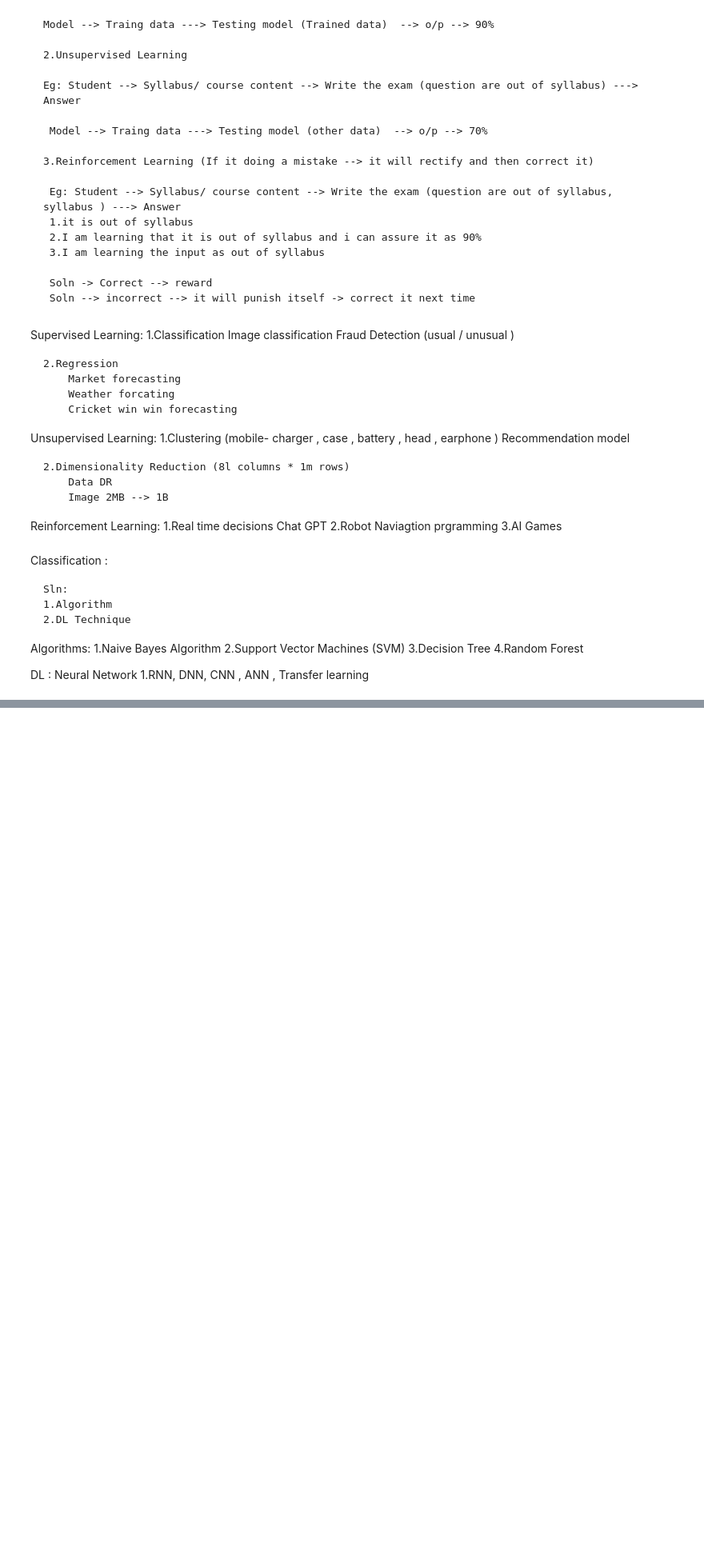
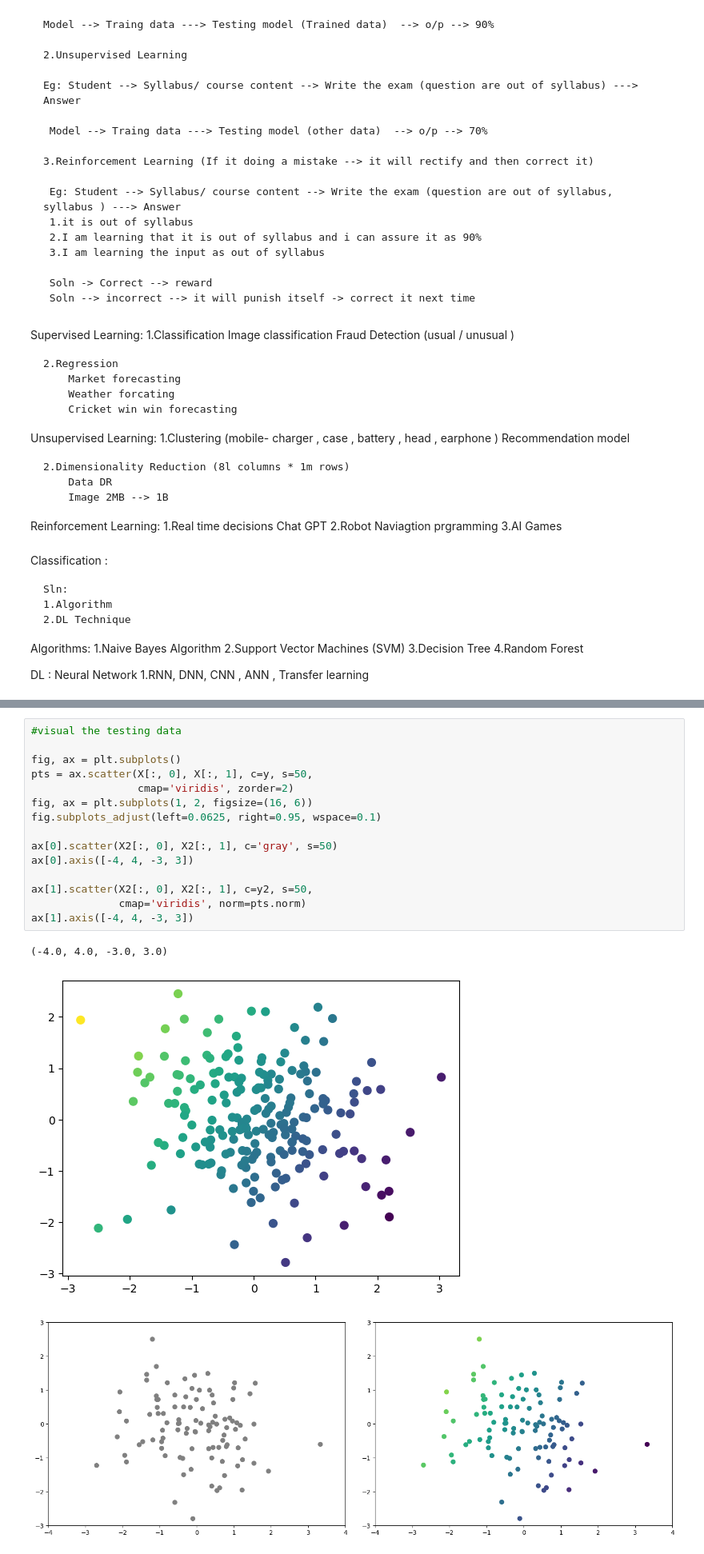
Before and after one commit to VedaVinothiniShastra/DS_PT_2, a Jupyter notebook: Day 14.ipynb, the cells around one changed output, grey strips where cells are left out. Shown at 80% size. Saved outputs shown, nothing was run; the diff lists cells and outputs as text; blank space fills up the shorter version.

```diff
--- a/Day 14.ipynb
+++ b/Day 14.ipynb
@@ -328,0 +363,19 @@ ax[1].axis([-1, 4, -2, 7])
+# %%
+#visual the testing data
+
+fig, ax = plt.subplots()
+pts = ax.scatter(X[:, 0], X[:, 1], c=y, s=50,
+                 cmap='viridis', zorder=2)
+fig, ax = plt.subplots(1, 2, figsize=(16, 6))
+fig.subplots_adjust(left=0.0625, right=0.95, wspace=0.1)
+
+ax[0].scatter(X2[:, 0], X2[:, 1], c='gray', s=50)
+ax[0].axis([-4, 4, -3, 3])
+
+ax[1].scatter(X2[:, 0], X2[:, 1], c=y2, s=50,
+              cmap='viridis', norm=pts.norm)
+ax[1].axis([-4, 4, -3, 3])
+# %% [output]
+(-4.0, 4.0, -3.0, 3.0)
+[figure, added]
+[figure, added]
```
Also changed, not shown: parts of 9 cells of this notebook.
